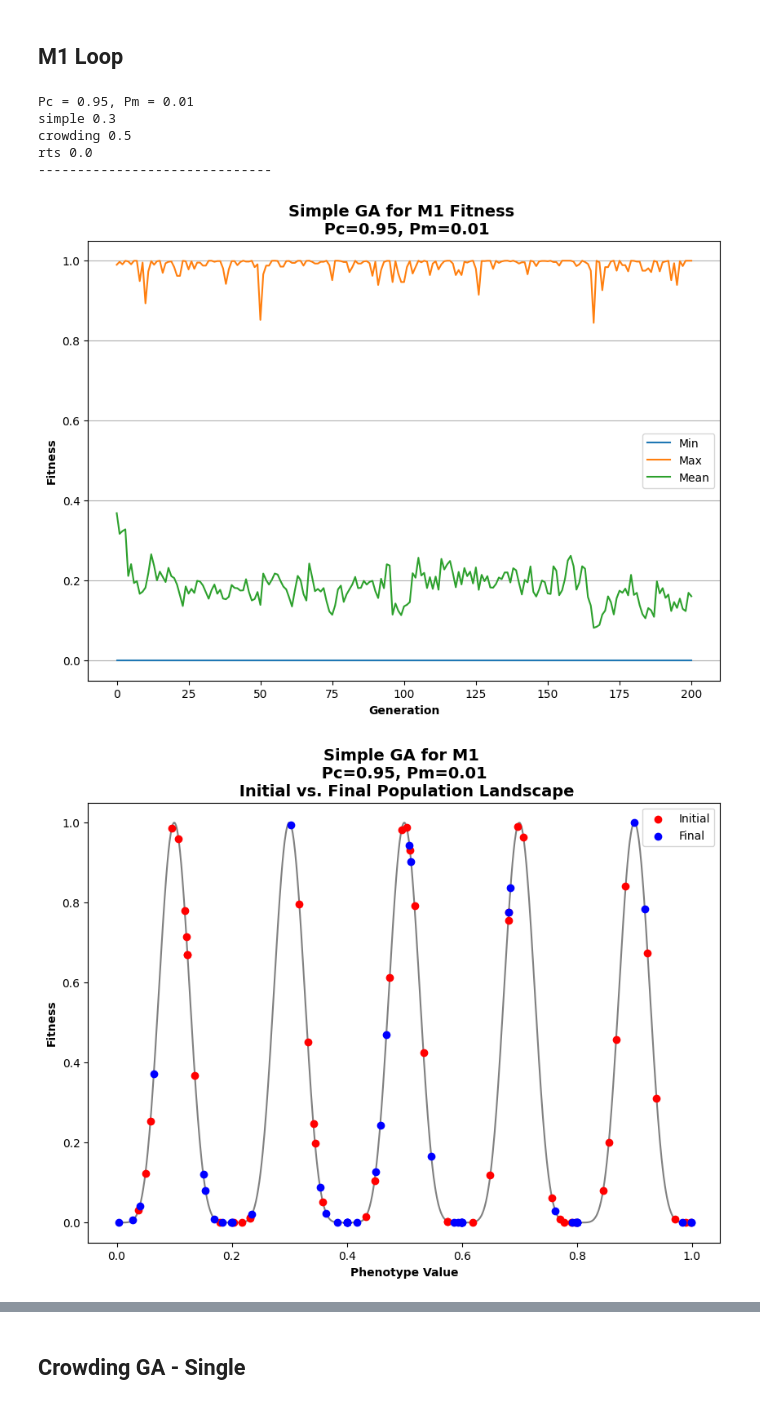
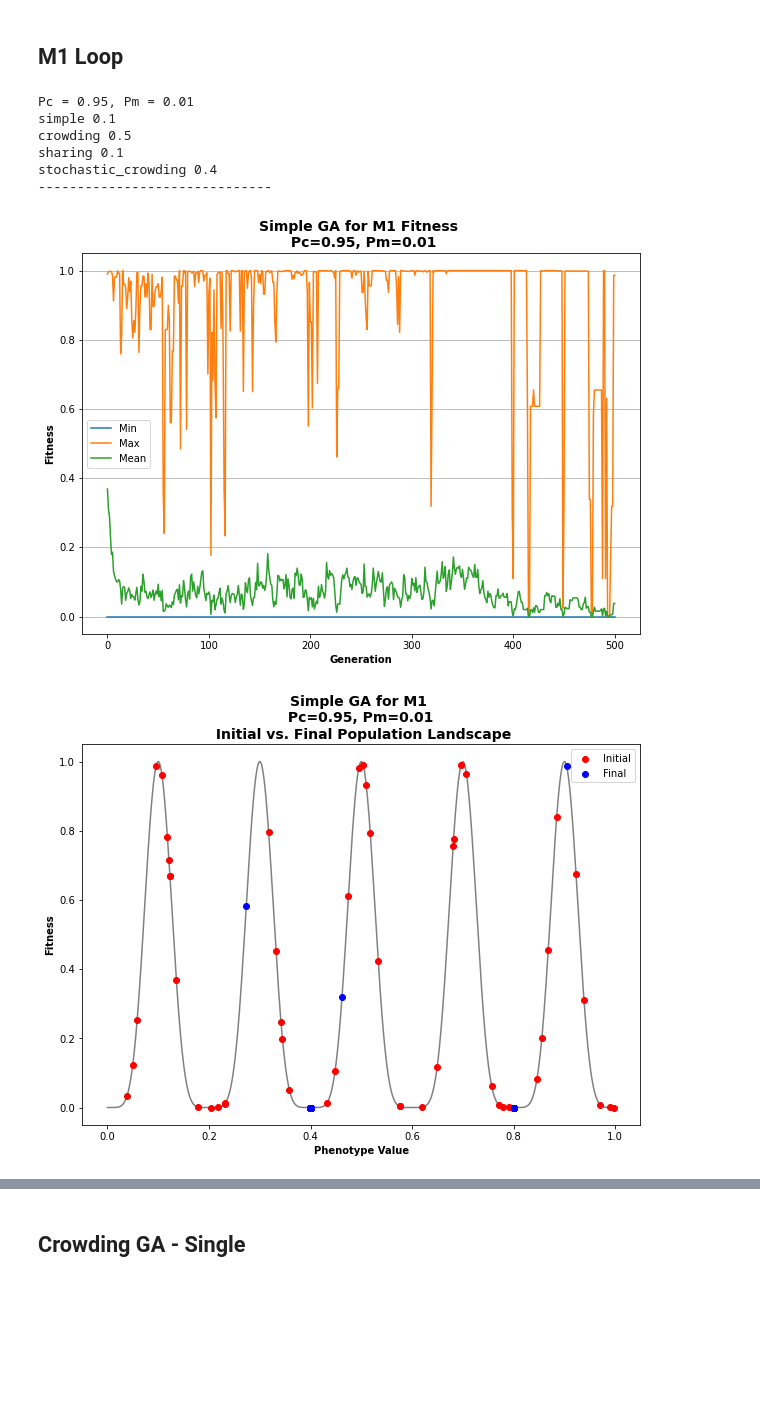
Before and after one commit to zh1322114772/Project4-Genetic-Algorithm, a Jupyter notebook: Niching_GA_ExampleVer.ipynb, the cells around one changed output, grey strips where cells are left out. Saved outputs shown, nothing was run; the diff lists cells and outputs as text; code cells hidden in the pictures; blank space fills up the shorter version.

Commit message:
added more niching methods

```diff
--- a/Niching_GA_ExampleVer.ipynb
+++ b/Niching_GA_ExampleVer.ipynb
@@ -595,18 +593,21 @@ array([5.84612306e-04, 4.13283258e-09, 1.36460791e-01, 2.50138616e-05,
 # %%
 def stochastic_crowding(P, fitness_func, replacements, child_fitness, crowding_factor):
 
-    if crowding_factor < len(P):
+    if crowding_factor > len(P):
         raise Exception('Crowding factor must be smaller or equal to the total population')
 
 
     for parent1, parent2 in replacements:
-        S = np.random.choice(len(P), size = crowding_factor)
+
+         # sample indices of candidates that will compete with the children
+        S = np.random.choice(len(P), size = crowding_factor, replace=False)
 
         (child1, child2) = replacements[(parent1, parent2)]
         (child1_fitness, child2_fitness) = child_fitness[(parent1, parent2)]
 
         for c, c_fitness in zip([child1, child2], [child1_fitness, child2_fitness]):
+            # find most similar individual in S
             x_prime_index, _ = sorted([(s, ham_dist(c, P[s])) for s in S], key=lambda x : x[1])[0]
 
-            if c_fitness > fitness_func(P[x_prime_index]):
+            if c_fitness > fitness_func(constrained_bin_float(P[x_prime_index])):
                 P[x_prime_index] = c
@@ -751,7 +768,7 @@ def count_peaks(pop_history, which_cost):
 arg = {
     "Pc": 0.95,
     "Pm": 0.01,
-    "num_gen": 200,
+    "num_gen": 500,
     "pop_size": 50,
     "cost_func": M1,
     "cross_method": two_point_cross,
@@ -764,7 +781,7 @@ for Pc, Pm in zip([0.95, 0.80, 0.50],[0.01, 0.1, 0.5]):
   arg["Pc"] = Pc
   arg["Pm"] = Pm
 
-  total_peaks = {"simple": 0, "crowding": 0}
+  total_peaks = {"simple": 0, "crowding": 0, "sharing":0, "stochastic_crowding": 0}
 
   for seed in np.arange(1):
     arg["rand_gen"]: np.random.default_rng(seed)
@@ -777,34 +794,64 @@ for Pc, Pm in zip([0.95, 0.80, 0.50],[0.01, 0.1, 0.5]):
 
     title = f"Simple GA for M1 Fitness \n Pc={arg['Pc']}, Pm={arg['Pm']}"
     plot_history(fitness_stats, title, arg)
 
     title = f"Simple GA for M1 \n Pc={arg['Pc']}, Pm={arg['Pm']} \n Initial vs. Final Population Landscape"
     plot_population(pop_history, title, arg)
 
 
     # Crowding -----------------------------------------------------------------
     arg["niching"] = "crowding"
     fitness_stats, fitness, pop_history = genetic_algorithm(**arg)
 
     total_peaks["crowding"] += count_peaks(pop_history, "M1")
 
     title = f"Crowding GA for M1 Fitness \n Pc={arg['Pc']}, Pm={arg['Pm']}"
     plot_history(fitness_stats, title, arg)
 
     title = f"Crowding GA for M1 \n Pc={arg['Pc']}, Pm={arg['Pm']} \n Initial vs. Final Population Landscape"
     plot_population(pop_history, title, arg)
 
+
+    # sharing -----------------------------------------------------------------
+    arg["niching"] = "sharing"
+    arg["sigma"] = 0.1
+    arg["alpha"] = 1
+    fitness_stats, fitness, pop_history = genetic_algorithm(**arg)
+
+    total_peaks["sharing"] += count_peaks(pop_history, "M1")
+
+    title = f"Sharing GA for M1 Fitness \n Pc={arg['Pc']}, Pm={arg['Pm']}"
+    plot_history(fitness_stats, title, arg)
+
+    title = f"Sharing GA for M1 \n Pc={arg['Pc']}, Pm={arg['Pm']} \n Initial vs. Final Population Landscape"
+    plot_population(pop_history, title, arg)
+
+
+    # stochastic crowding -----------------------------------------------------------------
+    arg["niching"] = "stochastic_crowding"
+    arg["crowding_factor"] = 10
+    fitness_stats, fitness, pop_history = genetic_algorithm(**arg)
+
+    total_peaks["stochastic_crowding"] += count_peaks(pop_history, "M1")
+
+    title = f"Stochastic Crowding GA for M1 Fitness \n Pc={arg['Pc']}, Pm={arg['Pm']}"
+    plot_history(fitness_stats, title, arg)
+
+    title = f"Stochastic Crowding GA for M1 \n Pc={arg['Pc']}, Pm={arg['Pm']} \n Initial vs. Final Population Landscape"
+    plot_population(pop_history, title, arg)
+
   print(f"Pc = {Pc}, Pm = {Pm}")
   for k in total_peaks:
     print(k, total_peaks[k]/10)
   print("-"*30)
 
   break
 # %% [output]
 Pc = 0.95, Pm = 0.01
-simple 0.3
+simple 0.1
 crowding 0.5
-rts 0.0
+sharing 0.1
+stochastic_crowding 0.4
 ------------------------------
-[figure, old version]
+[figure, new version]
-[figure, old version]
+[figure, new version]
```
Also changed, not shown: parts of 5 cells of this notebook.
